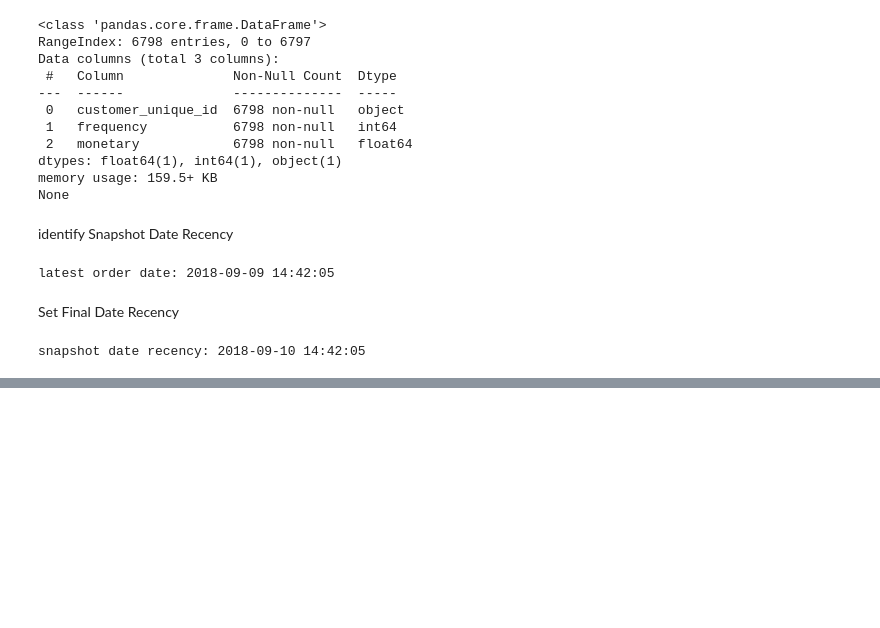
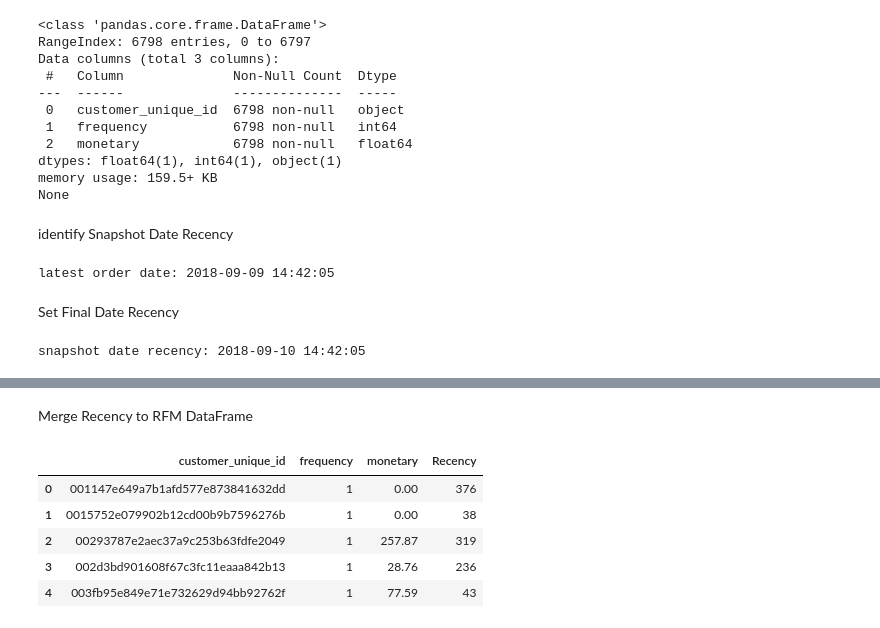
Before and after one commit to RizkiRdm/Olist-E-commerce-Performance-Analysis, a Jupyter notebook: notebooks/feature_engineering.ipynb, the cells around one changed output, grey strips where cells are left out. Drawn from its saved outputs; the diff is of its cells as text; code cells hidden in the pictures; blank space fills up the shorter version.

```diff
--- a/notebooks/feature_engineering.ipynb
+++ b/notebooks/feature_engineering.ipynb
@@ -334,0 +375,2 @@ snapshot date recency: 2018-09-10 14:42:05
+# %% [markdown]
+Merge Recency to RFM DataFrame
@@ -334,0 +384,9 @@ snapshot date recency: 2018-09-10 14:42:05
+# %%
+customer_rfm_final_df.head()
+# %% [output]
+|  | customer_unique_id | frequency | monetary | Recency |
+| 0 | 001147e649a7b1afd577e873841632dd | 1 | 0.00 | 376 |
+| 1 | 0015752e079902b12cd00b9b7596276b | 1 | 0.00 | 38 |
+| 2 | 00293787e2aec37a9c253b63fdfe2049 | 1 | 257.87 | 319 |
+| 3 | 002d3bd901608f67c3fc11eaaa842b13 | 1 | 28.76 | 236 |
+| 4 | 003fb95e849e71e732629d94bb92762f | 1 | 77.59 | 43 |
```
Also changed, not shown: parts of 10 cells of this notebook.
